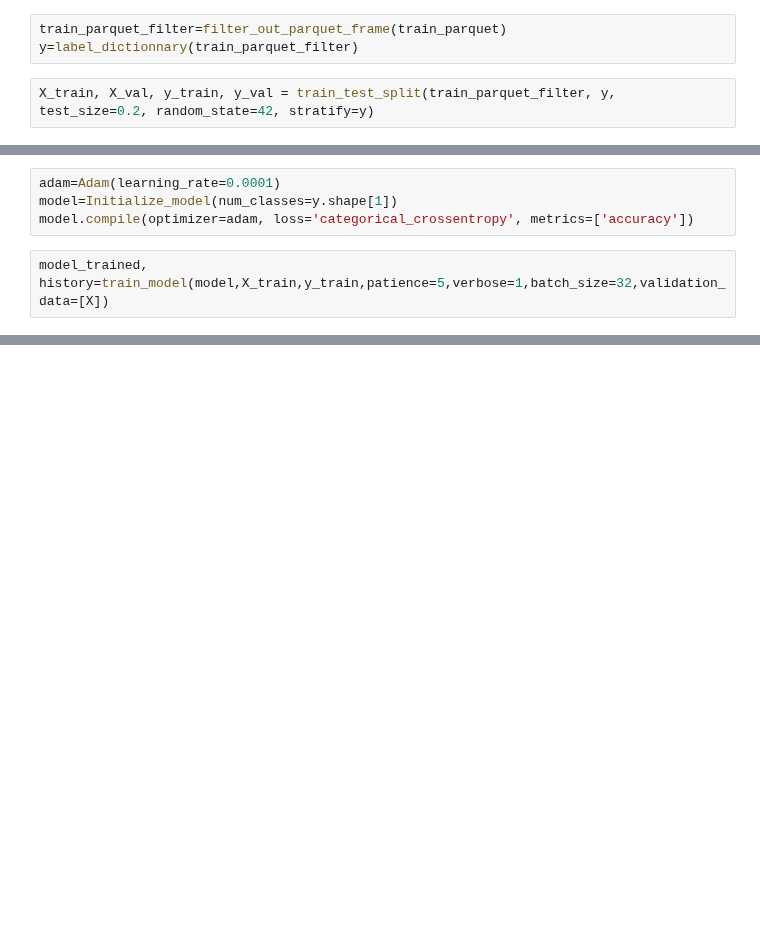
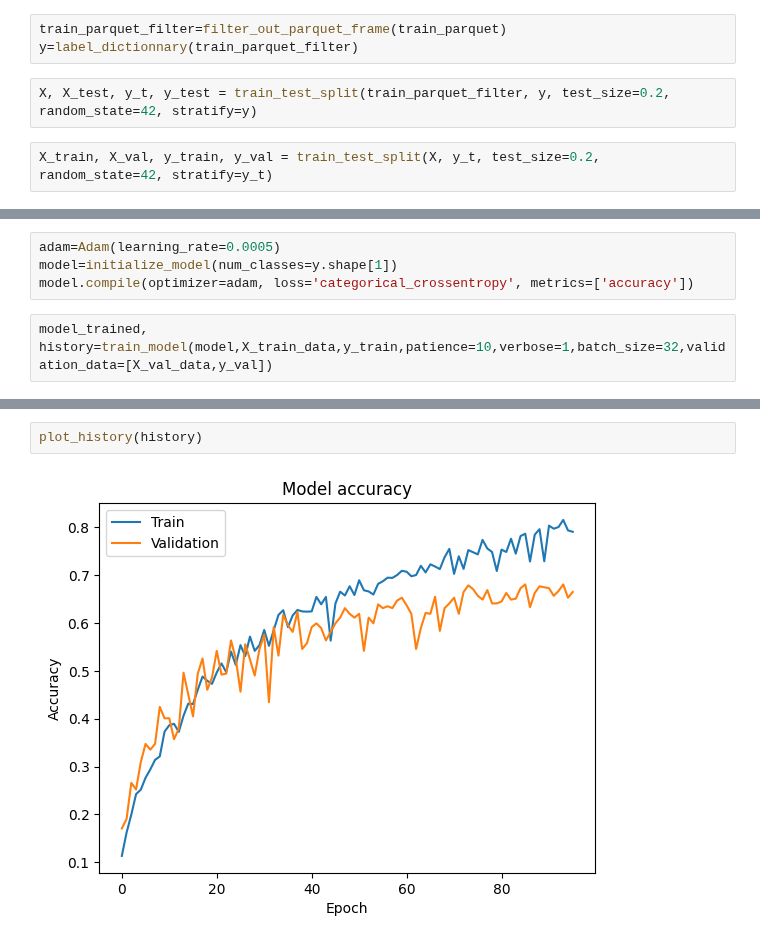
Before and after one commit to benoitfrisque/signlens, a Jupyter notebook: notebooks/Wail/notebook_model_testing.ipynb, the cells around one changed output, grey strips where cells are left out. Saved outputs shown, nothing was run; the diff lists cells and outputs as text; blank space fills up the shorter version.

```diff
--- a/notebooks/Wail/notebook_model_testing.ipynb
+++ b/notebooks/Wail/notebook_model_testing.ipynb
@@ -55,7 +44,9 @@ File already exists, loaded matching 'sequence_id' rows.
 # %%
 train_parquet_filter=filter_out_parquet_frame(train_parquet)
 y=label_dictionnary(train_parquet_filter)
+# %%
+X, X_test, y_t, y_test = train_test_split(train_parquet_filter, y, test_size=0.2, random_state=42, stratify=y)
 # %%
-X_train, X_val, y_train, y_val = train_test_split(train_parquet_filter, y, test_size=0.2, random_state=42, stratify=y)
+X_train, X_val, y_train, y_val = train_test_split(X, y_t, test_size=0.2, random_state=42, stratify=y_t)
 # %%
 X_train_data=group_pad_sequences(X_train)
@@ -68,9 +55,9 @@ from tensorflow.keras.optimizers import Adam
 # %%
-adam=Adam(learning_rate=0.0001)
-model=Initialize_model(num_classes=y.shape[1])
+adam=Adam(learning_rate=0.0005)
+model=initialize_model(num_classes=y.shape[1])
 model.compile(optimizer=adam, loss='categorical_crossentropy', metrics=['accuracy'])
 # %%
-model_trained, history=train_model(model,X_train,y_train,patience=5,verbose=1,batch_size=32,validation_data=[X])
+model_trained, history=train_model(model,X_train_data,y_train,patience=10,verbose=1,batch_size=32,validation_data=[X_val_data,y_val])
 # %% [output]
 Training model...
 Epoch 1/100
@@ -109,0 +84,4 @@ history.history
+# %%
+plot_history(history)
+# %% [output]
+[figure, added]
```
Also changed, not shown: parts of 19 cells of this notebook, 3 other files.
